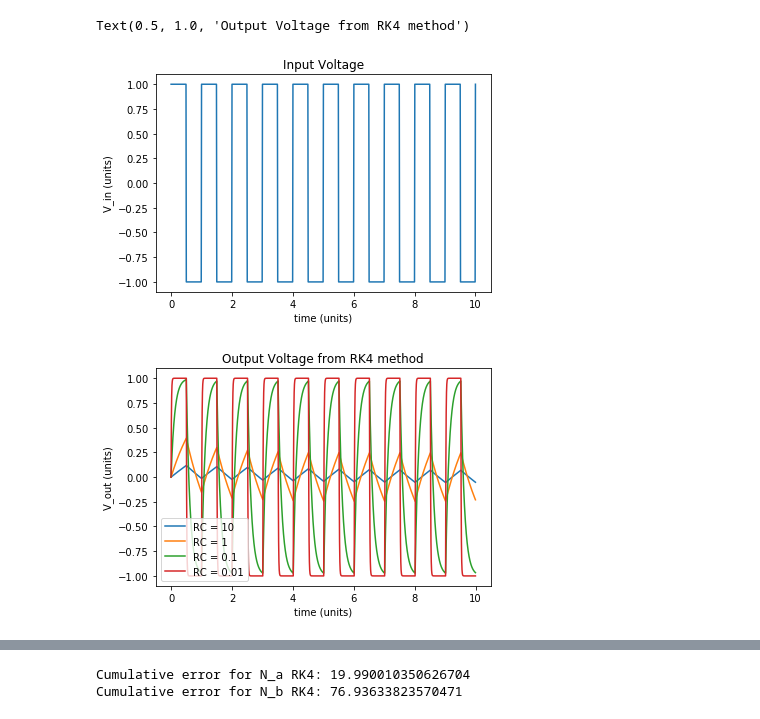
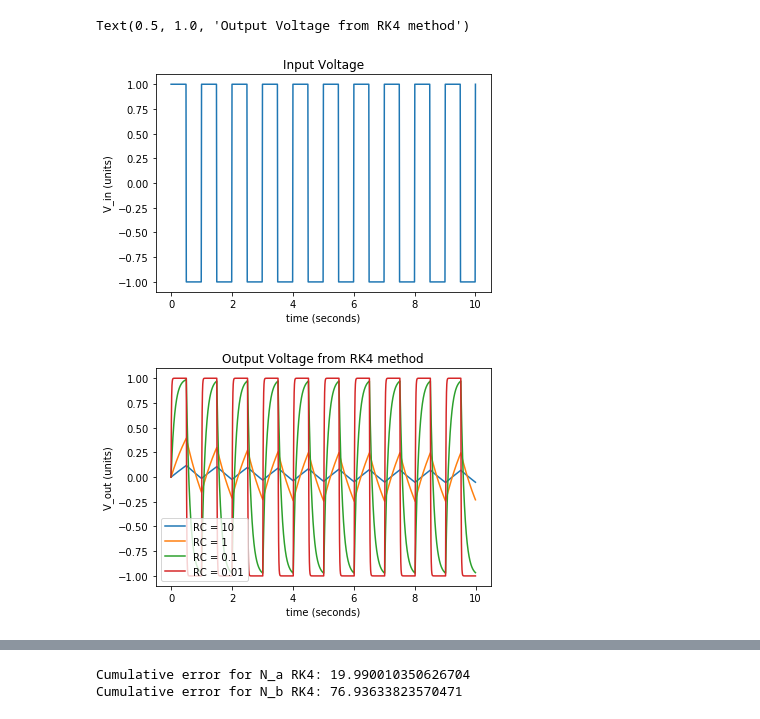
Before and after one commit to wolcottb/Lectures, a Jupyter notebook: hw1.ipynb, the cells around one changed output, grey strips where cells are left out. Saved outputs shown, nothing was run; the diff lists cells and outputs as text; code cells hidden in the pictures.

```diff
--- a/hw1.ipynb
+++ b/hw1.ipynb
@@ -73,37 +73,37 @@ def V_in(t):
 # Plot the square wave input voltage
 V_inplot = sp.signal.square(t*2*np.pi)
 plt.plot(t, V_inplot)
-plt.xlabel("time (units)")
+plt.xlabel("time (seconds)")
 plt.ylabel("V_in (units)")
 plt.title('Input Voltage')
 
 #Call our  approximate function for different RC values, this returns function values and time points
 t_approx10, V_approx10 = approx_rk4(dt, t_final, 10, V_in, V0)
 t_approx1, V_approx1 = approx_rk4(dt, t_final, 1, V_in, V0)
 t_approx01, V_approx01 = approx_rk4(dt, t_final, 0.1, V_in, V0)
 t_approx001, V_approx001 = approx_rk4(dt, t_final, 0.01, V_in, V0)
 
 # Generate rk4 plots
 fig = plt.figure()
 ax = fig.add_subplot(111)
 ax.plot(t_approx10, V_approx10, linestyle = '-', label = "RC = 10")
 ax.plot(t_approx1, V_approx1, linestyle = '-', label = "RC = 1")
 ax.plot(t_approx01, V_approx01, linestyle = '-', label = "RC = 0.1")
 ax.plot(t_approx001, V_approx001, linestyle = '-', label = "RC = 0.01")
 plt.legend()
-plt.xlabel("time (units)")
+plt.xlabel("time (seconds)")
 plt.ylabel("V_out (units)")
 plt.title('Output Voltage from RK4 method')
 
 # For larger RC value, the system is able to react less quickly to the input voltage switching because more charge can be
 # stored in the capacitor/less current flows through the resistor. When we decrease the RC value we see that the output
 # voltage more quickly responds to changes in the input voltage. If we can alter the value of RC in the cirucit, we
 # can control the output voltage for a given input signal: allow it to pass through mostly unchanged for small RC or
 # attenuate and modulate it for large RC.
 # %% [output]
 Text(0.5, 1.0, 'Output Voltage from RK4 method')
-[figure, old version]
+[figure, new version]
-[figure, old version]
+[figure, new version]
 # %%
 #Problem 2
 
```
Also changed, not shown: parts of 1 cell of this notebook.
